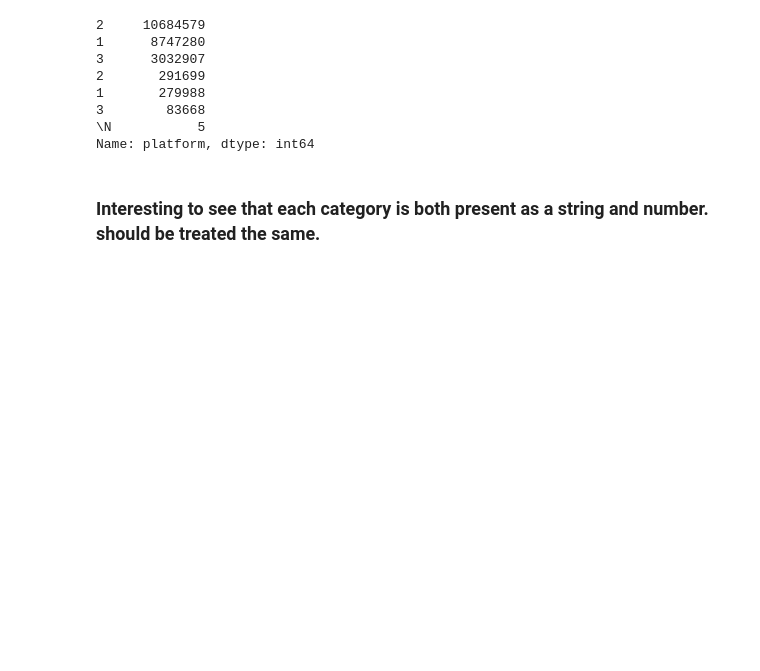
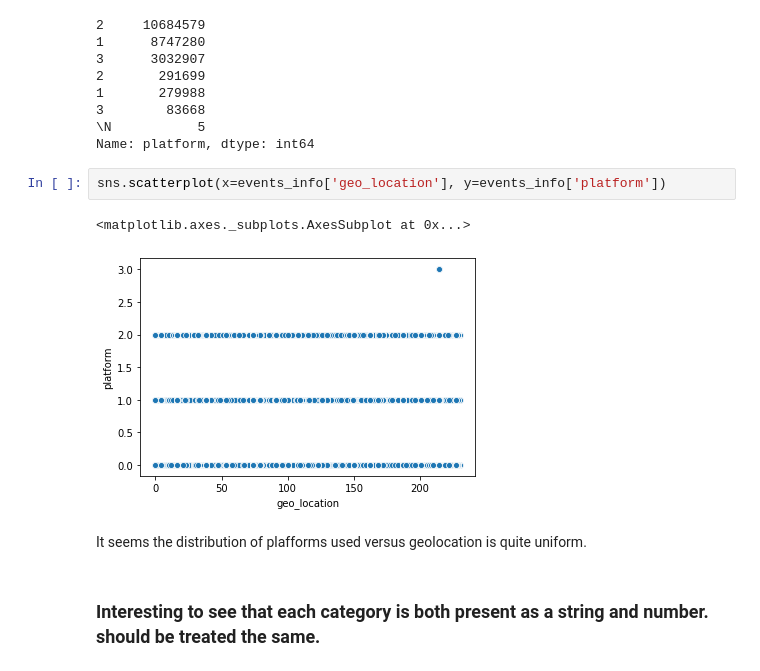
Before and after one commit to nicolaepetridean/content_recommend_eda, a Jupyter notebook: src/EDA.ipynb, the cells around one changed output. Cells and saved outputs as stored; diff of their text form; blank space fills up the shorter version.

Commit message:
check platform usage vs geo_location

```diff
--- a/src/EDA.ipynb
+++ b/src/EDA.ipynb
@@ -87,6 +87,13 @@ events_info.platform.value_counts()
 3        83668
 \N           5
 Name: platform, dtype: int64
+# %%
+sns.scatterplot(x=events_info['geo_location'], y=events_info['platform'])
+# %% [output]
+<matplotlib.axes._subplots.AxesSubplot at 0x...>
+[figure, added]
+# %% [markdown]
+It seems the distribution of plafforms used versus geolocation is quite uniform.
 # %% [markdown]
 ### Interesting to see that each category is both present as a string and number. should be treated the same.
 # %%
```
